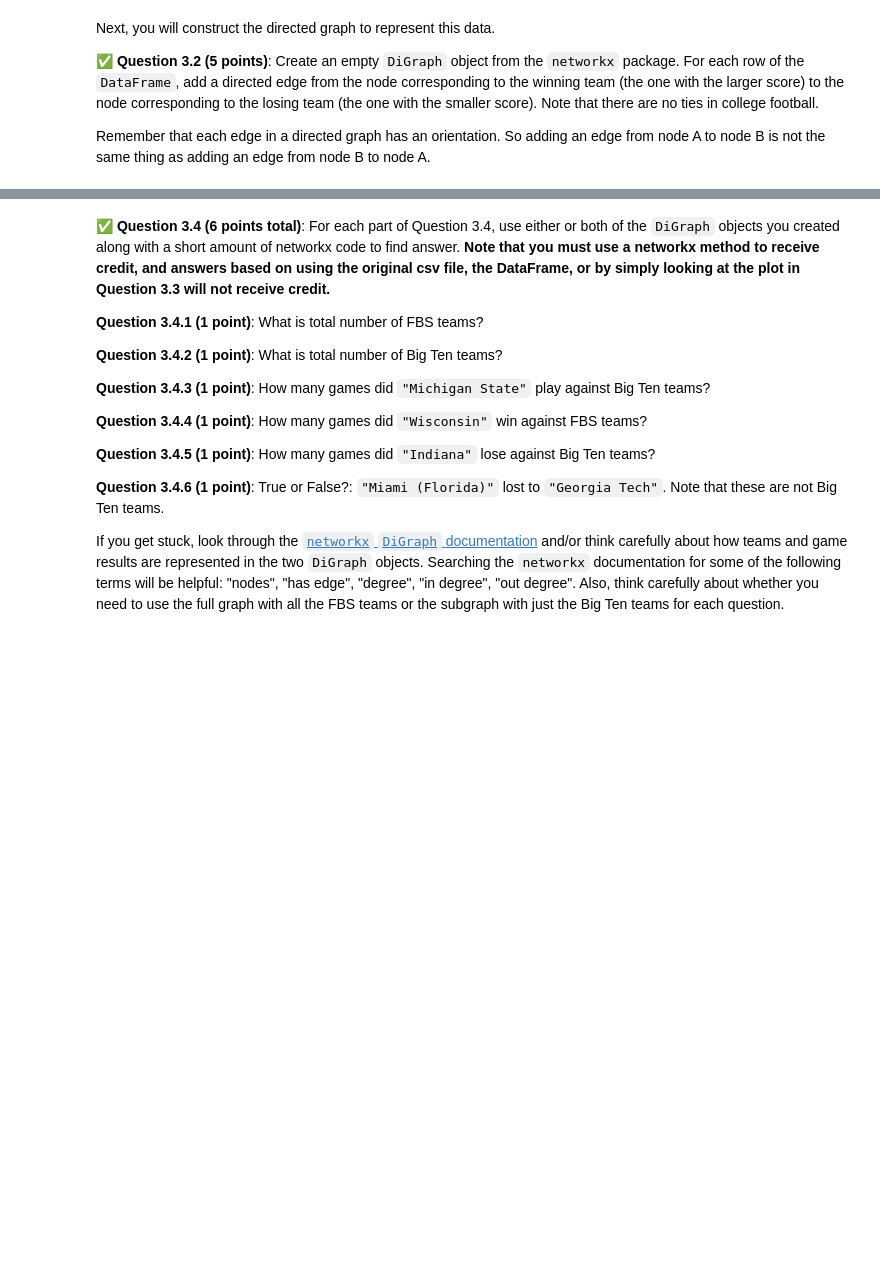
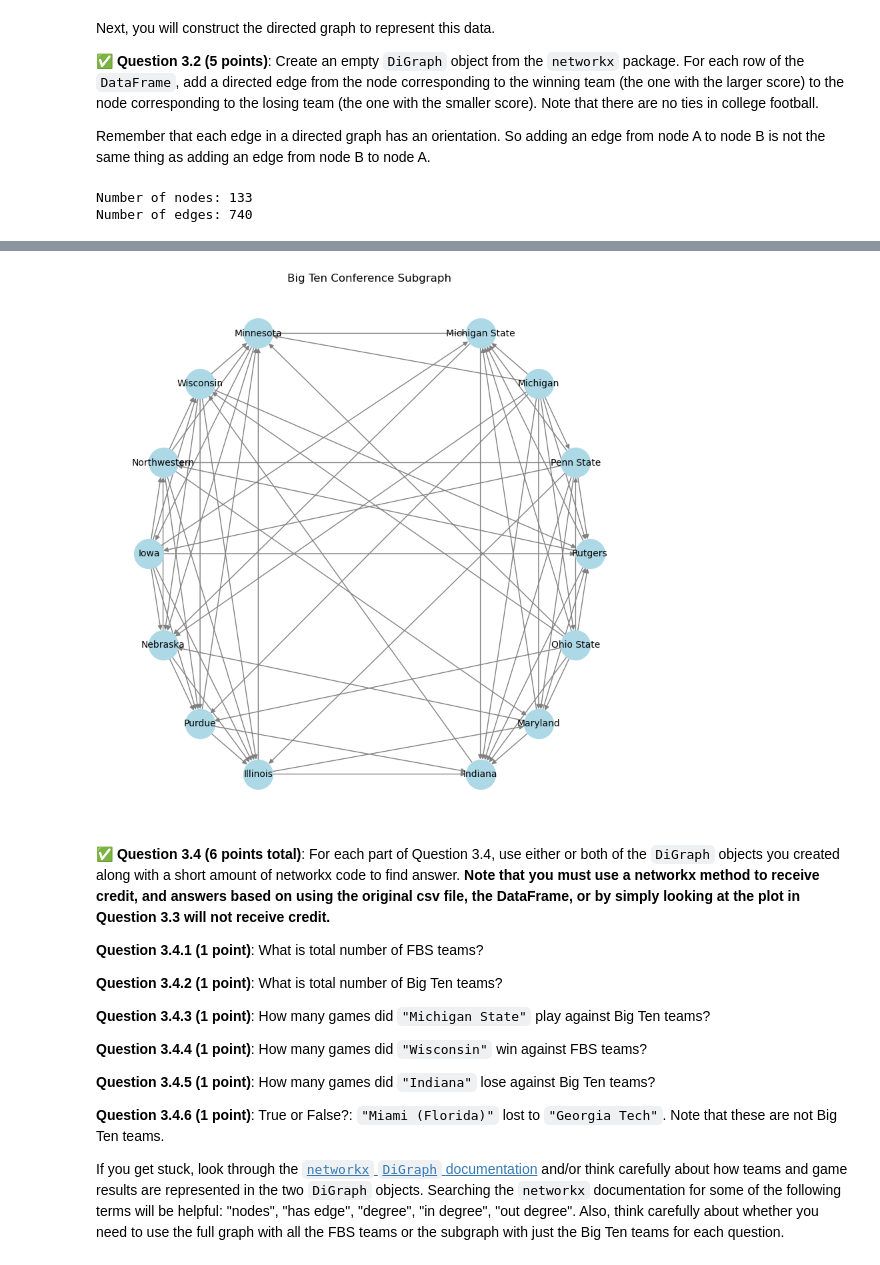
Before and after one commit to BadriAiman/cmse202-s24-turnin, a Jupyter notebook: hw-02/HW-02_ABMandGraphTheory-STUDENT.ipynb, the cells around one changed output, grey strips where cells are left out. Saved outputs shown, nothing was run; the diff lists cells and outputs as text; code cells hidden in the pictures; blank space fills up the shorter version.

```diff
--- a/hw-02/HW-02_ABMandGraphTheory-STUDENT.ipynb
+++ b/hw-02/HW-02_ABMandGraphTheory-STUDENT.ipynb
@@ -312,0 +352,8 @@ Each row contains data from one game between two FBS teams. The first column con
+# %%
+# Put your code for Question 3.1 here:
+import pandas as pd
+column = ["Date", "Home Team", "Home Team Score", "Away Team", "Away Team Score"]
+NCA = pd.read_csv("NCAAFootballScores2023.csv" ,names = column)
+
+print(NCA.head())
+print(NCA.tail())
@@ -321,3 +386,25 @@ Remember that each edge in a directed graph has an orientation. So adding an edg
+# %%
+# Put your code for Question 3.2 here:
+
+import networkx as nx
+
+#Empty directed graph
+G = nx.DiGraph()
+
+for _, row in NCA.iterrows():
+    home_team, home_score, away_team, away_score = row["Home Team"], row["Home Team Score"], row["Away Team"], row["Away Team Score"]
+
+    # Add directed edge from winning team to losing team
+    if home_score > away_score:
+        G.add_edge(home_team, away_team)
+    else:
+        G.add_edge(away_team, home_team)
+
+print("Number of nodes:", G.number_of_nodes())
+print("Number of edges:", G.number_of_edges())
+# %% [output]
+Number of nodes: 133
+Number of edges: 740
 # %% [markdown]
 This graph has over 100 nodes and hundreds of edges, so it will be hard to look at the entire graph at once. But we can construct and display a small subgraph of the entire directed graph.
 
@@ -332,9 +419,25 @@ If you do this part correctly, you should get something that looks like this: <i
 # %%
 # Put your code for Question 3.3 here:
 BigTen_positions = {"Michigan State":(0.63,0.92),"Michigan":(0.96,0.71),"Penn State":(1.17,0.38),"Rutgers":(1.25,0.0),
                     "Ohio State":(1.17,-0.38),"Maryland":(0.96,-0.71),"Indiana":(0.63,-0.92),
                     "Illinois":(-0.63,-0.92),"Purdue":(-0.96,-0.71),"Nebraska":(-1.17,-0.38),
                     "Iowa":(-1.25,0.0),"Northwestern":(-1.17,0.38),"Wisconsin":(-0.96,0.71),"Minnesota":(-0.63,0.92)}
+
+import networkx as nx
+import matplotlib.pyplot as plt
+
+# Create a subgraph with only Big Ten teams and their edges
+big_ten_teams = list(BigTen_positions.keys())
+big_ten_subgraph = G.subgraph(big_ten_teams)
+
+# Draw the subgraph
+plt.figure(figsize=(8, 8))
+pos = BigTen_positions
+nx.draw(big_ten_subgraph, pos, with_labels=True, node_size=1000, node_color='lightblue', edge_color='gray', font_color='black', font_size=10)
+plt.title("Big Ten Conference Subgraph")
+plt.show()
+# %% [output]
+[figure, added]
 # %% [markdown]
 &#9989;  **Question 3.4 (6 points total)**: For each part of Question 3.4, use either or both of the `DiGraph` objects you created along with a short amount of networkx code to find answer. **Note that you must use a networkx method to receive credit, and answers based on using the original csv file, the DataFrame, or by simply looking at the plot in Question 3.3 will not receive credit.**
 
```
Also changed, not shown: parts of 25 cells of this notebook, 2 other files.
